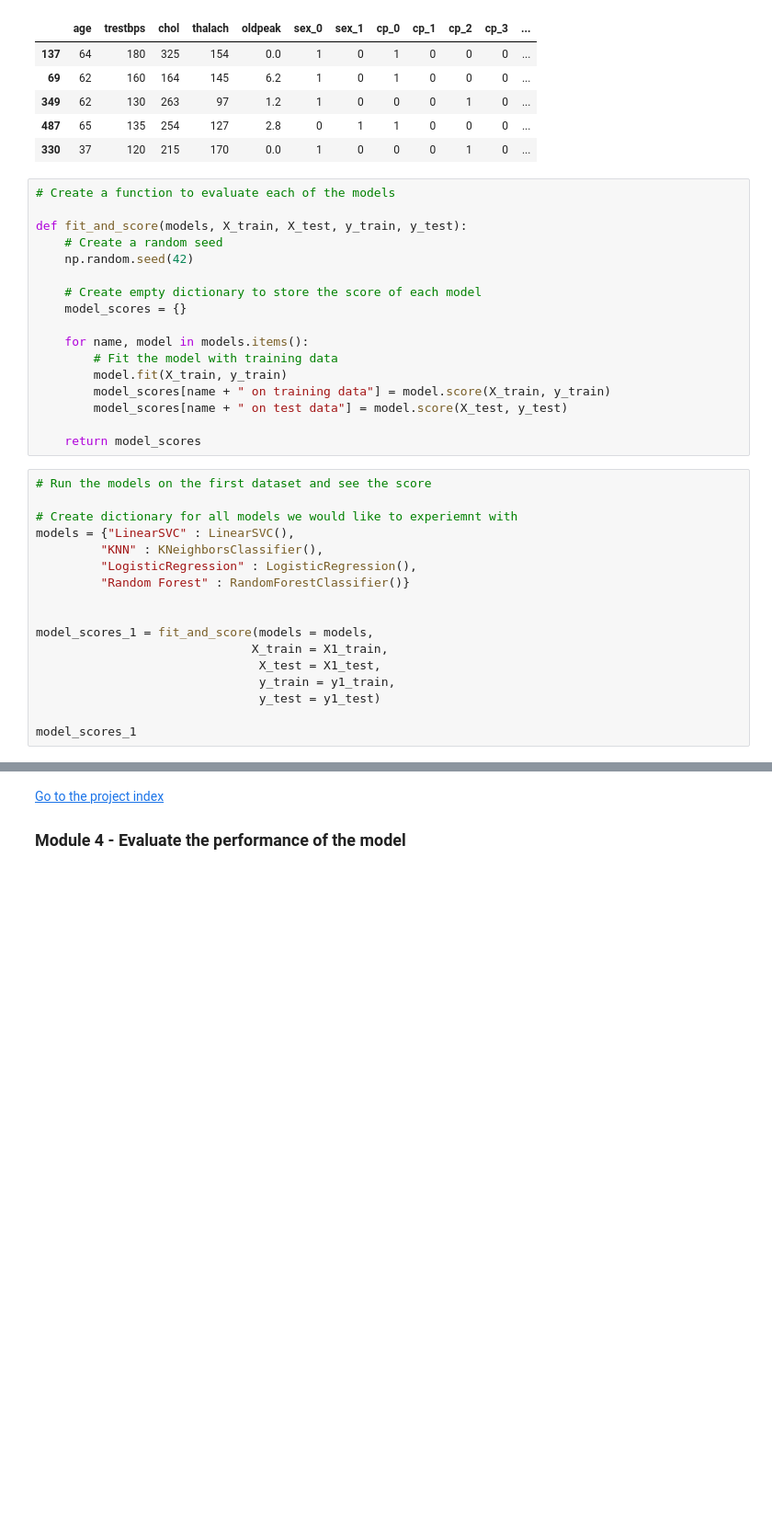
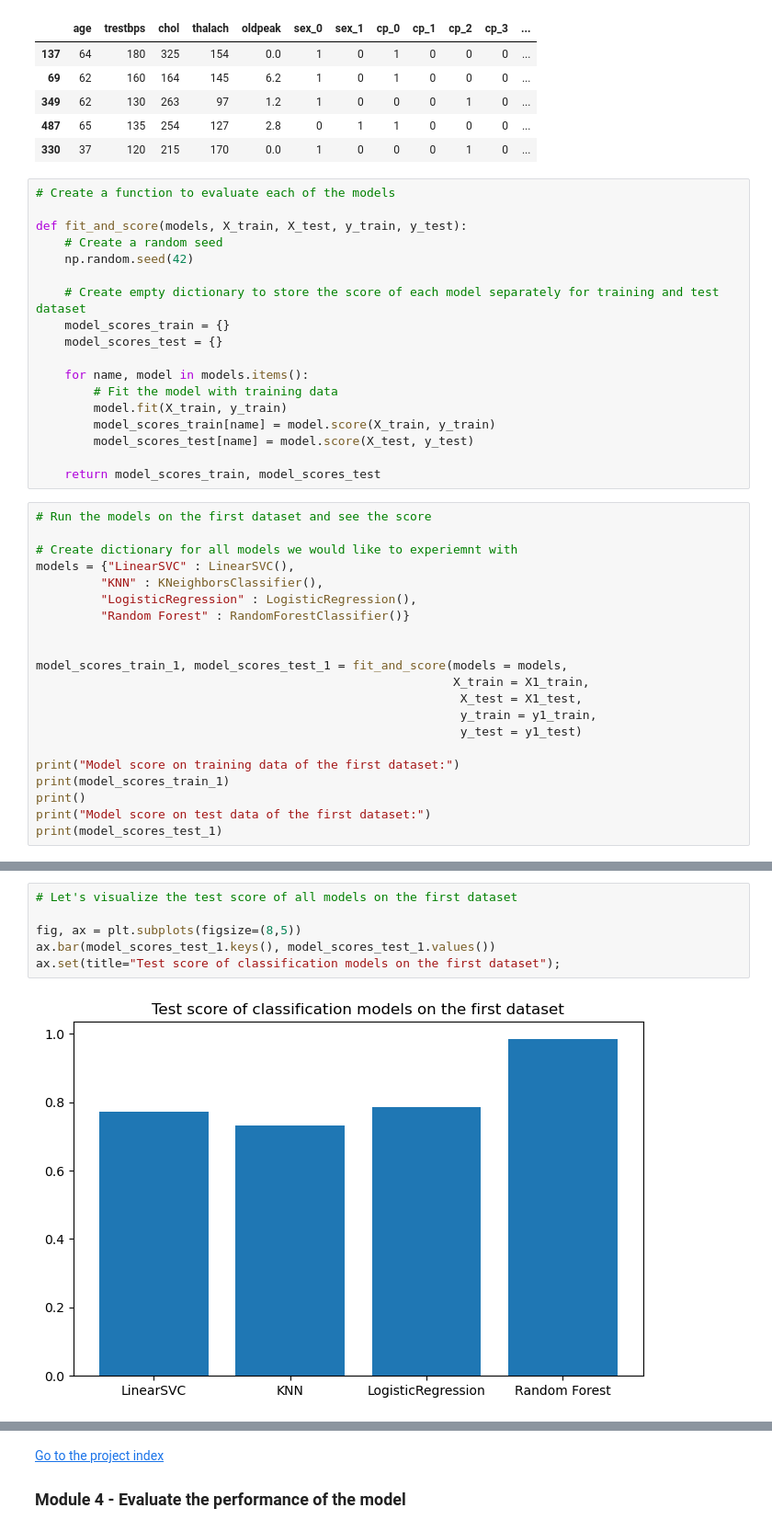
Before and after one commit to GoAshim/Machine-Learning-Classification, a Jupyter notebook: Machine Learning Project - Predict Heart Disease.ipynb, the cells around one changed output, grey strips where cells are left out. Shown at 92% size. Saved outputs shown, nothing was run; the diff lists cells and outputs as text; blank space fills up the shorter version.

```diff
--- a/Machine Learning Project - Predict Heart Disease.ipynb
+++ b/Machine Learning Project - Predict Heart Disease.ipynb
@@ -398,16 +398,17 @@ def fit_and_score(models, X_train, X_test, y_train, y_test):
     # Create a random seed
     np.random.seed(42)
 
-    # Create empty dictionary to store the score of each model
-    model_scores = {}
+    # Create empty dictionary to store the score of each model separately for training and test dataset
+    model_scores_train = {}
+    model_scores_test = {}
 
     for name, model in models.items():
         # Fit the model with training data
         model.fit(X_train, y_train)
-        model_scores[name + " on training data"] = model.score(X_train, y_train)
-        model_scores[name + " on test data"] = model.score(X_test, y_test)
+        model_scores_train[name] = model.score(X_train, y_train)
+        model_scores_test[name] = model.score(X_test, y_test)
 
-    return model_scores
+    return model_scores_train, model_scores_test
 # %%
 # Run the models on the first dataset and see the score
 
@@ -418,13 +419,17 @@ models = {"LinearSVC" : LinearSVC(),
          "Random Forest" : RandomForestClassifier()}
 
 
-model_scores_1 = fit_and_score(models = models,
-                              X_train = X1_train,
-                               X_test = X1_test,
-                               y_train = y1_train,
-                               y_test = y1_test)
+model_scores_train_1, model_scores_test_1 = fit_and_score(models = models,
+                                                          X_train = X1_train,
+                                                           X_test = X1_test,
+                                                           y_train = y1_train,
+                                                           y_test = y1_test)
 
-model_scores_1
+print("Model score on training data of the first dataset:")
+print(model_scores_train_1)
+print()
+print("Model score on test data of the first dataset:")
+print(model_scores_test_1)
 # %% [output]
 STOP: TOTAL NO. of ITERATIONS REACHED LIMIT.
 
@@ -470,0 +477,8 @@ Please also refer to the documentation for alternative solver options:
+# %%
+# Let's visualize the test score of all models on the first dataset
+
+fig, ax = plt.subplots(figsize=(8,5))
+ax.bar(model_scores_test_1.keys(), model_scores_test_1.values())
+ax.set(title="Test score of classification models on the first dataset");
+# %% [output]
+[figure, added]
```
Also changed, not shown: parts of 3 cells of this notebook.
